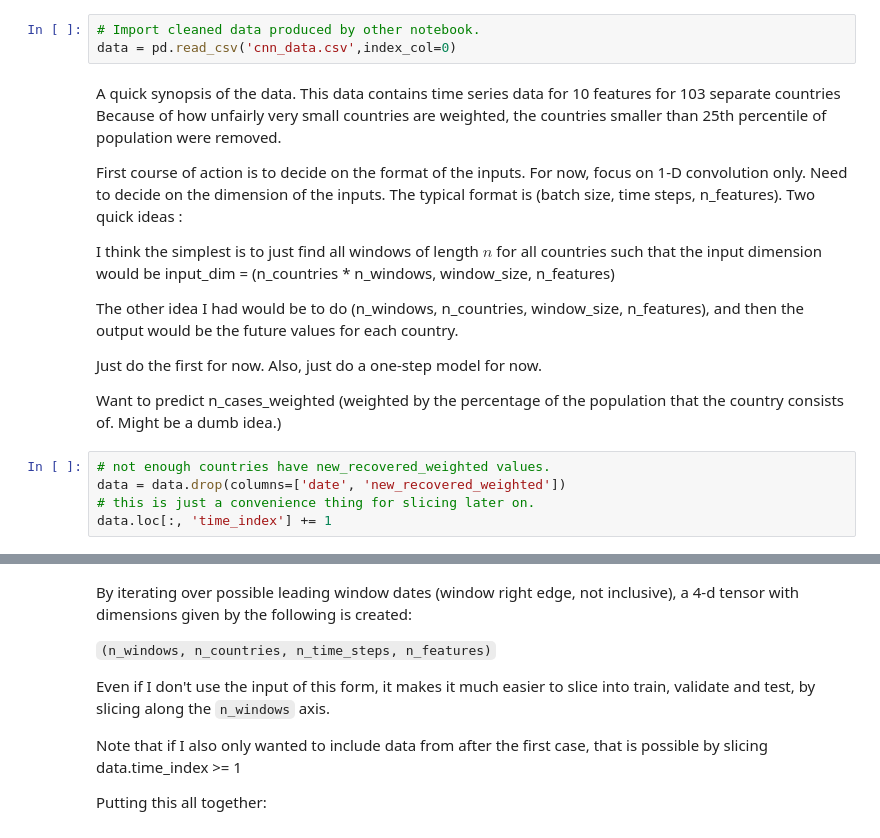
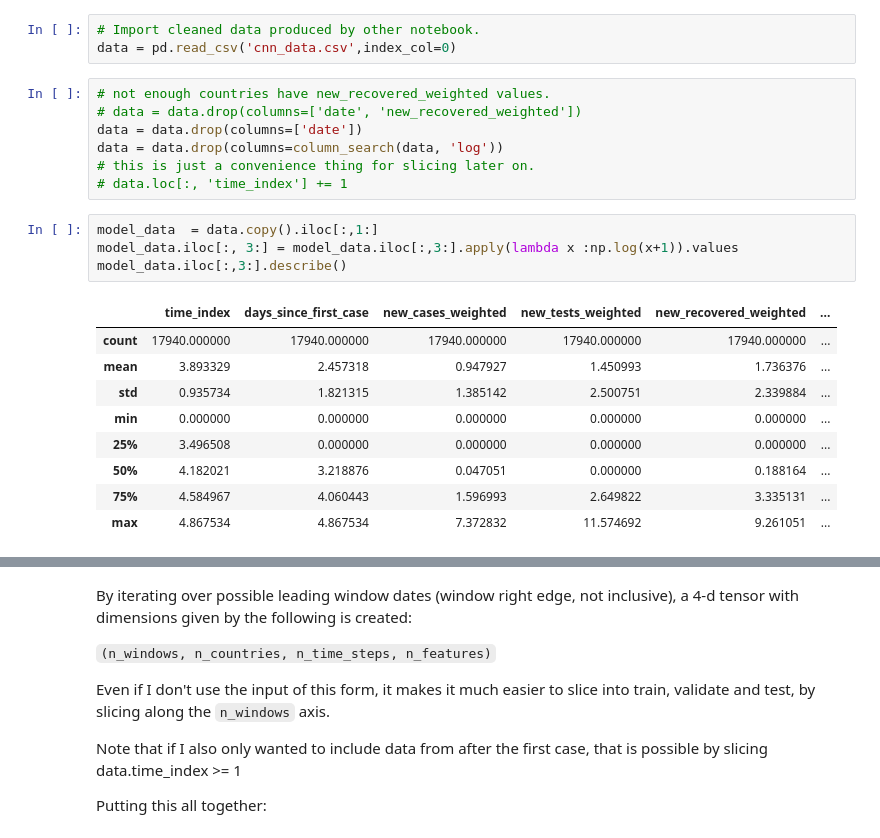
Before and after one commit to mgudorf/datsci, a Jupyter notebook: capstone2/Conv1D_COVID19_modeling.ipynb, the cells around one changed output, grey strips where cells are left out. Cells and saved outputs as stored; diff of their text form.

```diff
--- a/capstone2/Conv1D_COVID19_modeling.ipynb
+++ b/capstone2/Conv1D_COVID19_modeling.ipynb
@@ -355,23 +396,24 @@ def n_step_model_predictions(model_data, model_generator, frame_size, start_date
 # %%
 # Import cleaned data produced by other notebook.
 data = pd.read_csv('cnn_data.csv',index_col=0)
-# %% [markdown]
-A quick synopsis of the data. This data contains time series data for 10 features for 103 separate countries Because of how unfairly very small countries are weighted, the countries smaller than 25th percentile of population were removed.
-
-First course of action is to decide on the format of the inputs. For now, focus on 1-D convolution only.
-Need to decide on the dimension of the inputs. The typical format is (batch size, time steps, n_features).
-Two quick ideas :
-
-I think the simplest is to just find all windows of length $n$ for all countries such that the input dimension would be
-input_dim = (n_countries * n_windows, window_size, n_features)
-
-The other idea I had would be to do (n_windows, n_countries, window_size, n_features), and then the output would be the future values for each country.
-
-Just do the first for now. Also, just do a one-step model for now.
-
-Want to predict n_cases_weighted (weighted by the percentage of the population that the country consists of. Might be a dumb idea.)
 # %%
 # not enough countries have new_recovered_weighted values.
-data = data.drop(columns=['date', 'new_recovered_weighted'])
+# data = data.drop(columns=['date', 'new_recovered_weighted'])
+data = data.drop(columns=['date'])
+data = data.drop(columns=column_search(data, 'log'))
 # this is just a convenience thing for slicing later on.
-data.loc[:, 'time_index'] += 1
+# data.loc[:, 'time_index'] += 1
+# %%
+model_data  = data.copy().iloc[:,1:]
+model_data.iloc[:, 3:] = model_data.iloc[:,3:].apply(lambda x :np.log(x+1)).values
+model_data.iloc[:,3:].describe()
+# %% [output]
+|  | time_index | days_since_first_case | new_cases_weighted | new_tests_weighted | new_recovered_weighted | ... |
+| count | 17940.000000 | 17940.000000 | 17940.000000 | 17940.000000 | 17940.000000 | ... |
+| mean | 3.893329 | 2.457318 | 0.947927 | 1.450993 | 1.736376 | ... |
+| std | 0.935734 | 1.821315 | 1.385142 | 2.500751 | 2.339884 | ... |
+| min | 0.000000 | 0.000000 | 0.000000 | 0.000000 | 0.000000 | ... |
+| 25% | 3.496508 | 0.000000 | 0.000000 | 0.000000 | 0.000000 | ... |
+| 50% | 4.182021 | 3.218876 | 0.047051 | 0.000000 | 0.188164 | ... |
+| 75% | 4.584967 | 4.060443 | 1.596993 | 2.649822 | 3.335131 | ... |
+| max | 4.867534 | 4.867534 | 7.372832 | 11.574692 | 9.261051 | ... |
```
Also changed, not shown: parts of 43 cells of this notebook, 6 other files.
